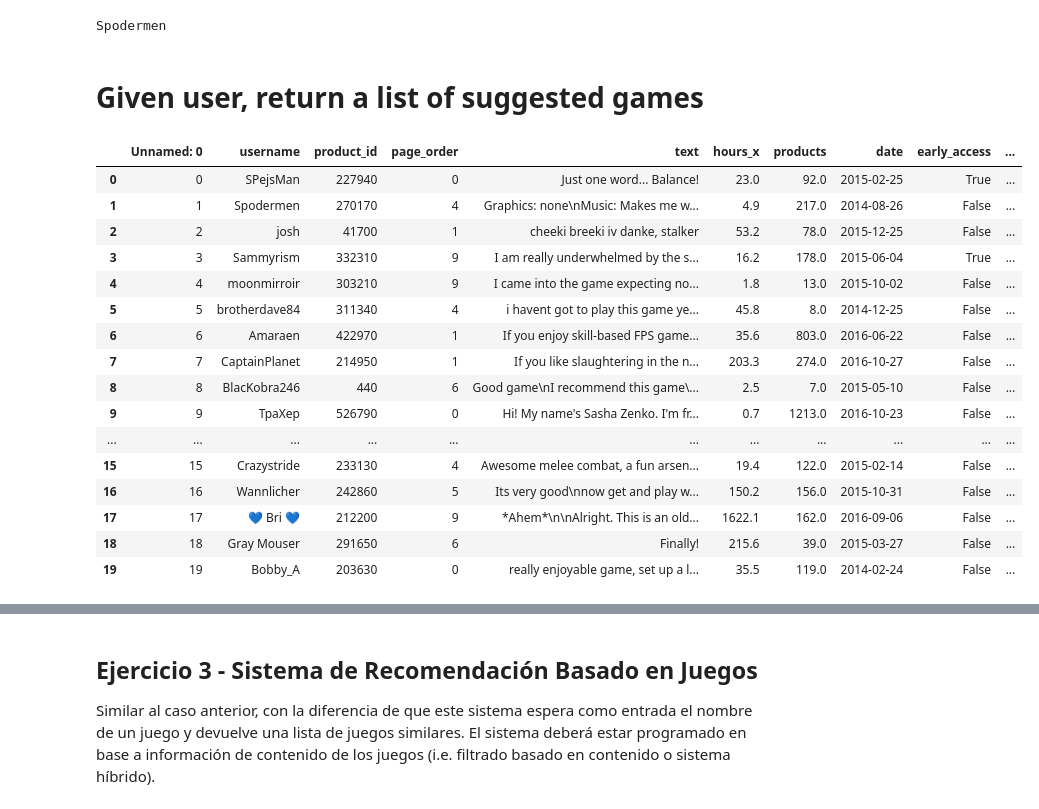
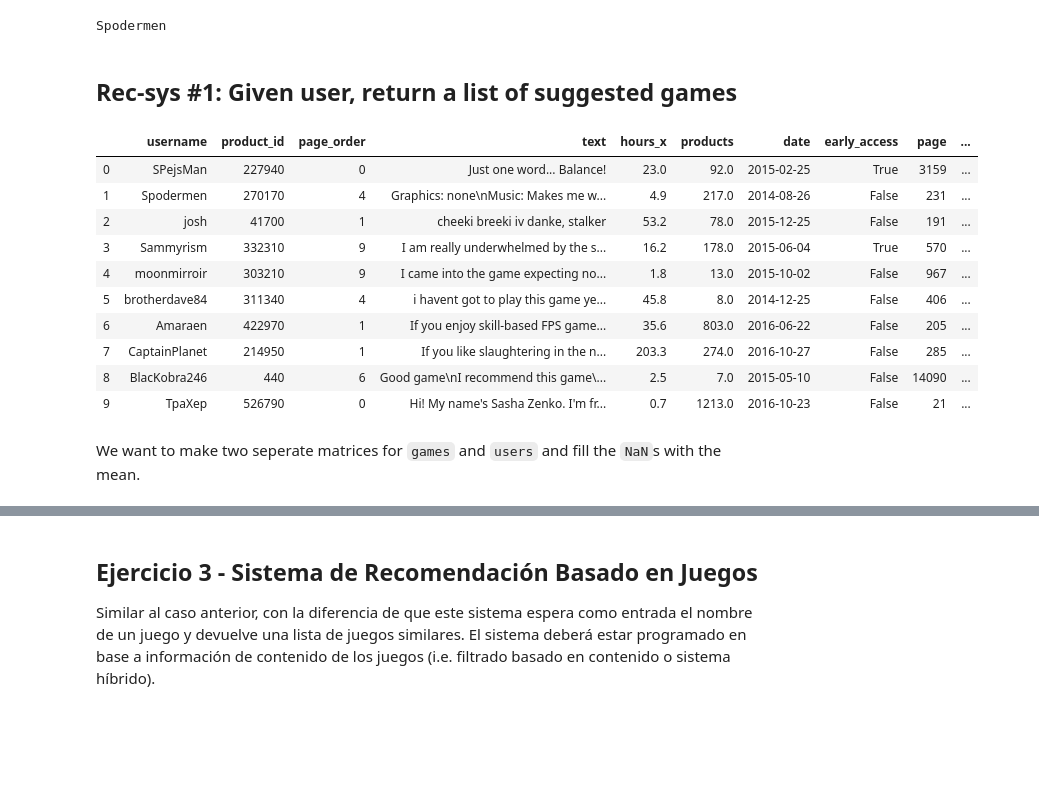
Before and after one commit to leoeugelaura/SistemasDeRecomendacion, a Jupyter notebook: Resuelto_Practico_2.ipynb, the cells around one changed output, grey strips where cells are left out. Cells and saved outputs as stored; diff of their text form; code cells hidden in the pictures; blank space fills up the shorter version.

````diff
--- a/Resuelto_Practico_2.ipynb
+++ b/Resuelto_Practico_2.ipynb
@@ -159,0 +181,7 @@ Kurtosis: 209.051640
+# %%
+username_id_column = []
+for i in reviews['username'][:1000]:
+    if i in username_id_dict:
+        username_new = username_id_dict[i]
+        username_id_column.append(username_new)
+print(len(username_id_column))
@@ -178,7 +212,0 @@ games.head(2)
-# %%
-username_id_column = []
-for i in reviews['username'][:200]:
-    if i in username_ids:
-        username_new = username_ids[i]
-        username_id_column.append(username_new)
-print(len(username_id_column))
@@ -198,9 +213,9 @@ print(len(gamename_dict))
 # %%
-# small_df = reviews[:200].fillna(0)
-# small_df['user_id'] = username_id_column
-# small_df.to_csv("small_reviews.csv")
+small_df = reviews[:1000].fillna(0)
+small_df['user_id'] = username_id_column
+small_df.to_csv("small_reviews.csv")
 # %%
-small_df = pd.read_csv("small_reviews.csv")
+#small_df = pd.read_csv("small_reviews.csv")
 # %% [markdown]
 # Added a new column with ```user_id```
 # %%
@@ -413,4 +378,4 @@ print(decode_user(1))
 # %% [output]
 Spodermen
 # %% [markdown]
-# Given user, return a list of suggested games
+## Rec-sys #1: Given user, return a list of suggested games
@@ -420,26 +382,22 @@ from sklearn.metrics import pairwise_distances
 # %%
 Mean = small_df.groupby(by="user_id",as_index=False)['hours'].mean()
 rating_avg = pd.merge(small_df,Mean,on='user_id')
 #Rating_avg['adg_rating']=Rating_avg['rating_x']-Rating_avg['rating_y']
-rating_avg.head(20)
+rating_avg.head(10)
 # %% [output]
-|  | Unnamed: 0 | username | product_id | page_order | text | hours_x | products | date | early_access | ... |
-| 0 | 0 | SPejsMan | 227940 | 0 | Just one word... Balance! | 23.0 | 92.0 | 2015-02-25 | True | ... |
-| 1 | 1 | Spodermen | 270170 | 4 | Graphics: none\nMusic: Makes me w... | 4.9 | 217.0 | 2014-08-26 | False | ... |
-| 2 | 2 | josh | 41700 | 1 | cheeki breeki iv danke, stalker | 53.2 | 78.0 | 2015-12-25 | False | ... |
-| 3 | 3 | Sammyrism | 332310 | 9 | I am really underwhelmed by the s... | 16.2 | 178.0 | 2015-06-04 | True | ... |
-| 4 | 4 | moonmirroir | 303210 | 9 | I came into the game expecting no... | 1.8 | 13.0 | 2015-10-02 | False | ... |
-| 5 | 5 | brotherdave84 | 311340 | 4 | i havent got to play this game ye... | 45.8 | 8.0 | 2014-12-25 | False | ... |
-| 6 | 6 | Amaraen | 422970 | 1 | If you enjoy skill-based FPS game... | 35.6 | 803.0 | 2016-06-22 | False | ... |
-| 7 | 7 | CaptainPlanet | 214950 | 1 | If you like slaughtering in the n... | 203.3 | 274.0 | 2016-10-27 | False | ... |
-| 8 | 8 | BlacKobra246 | 440 | 6 | Good game\nI recommend this game\... | 2.5 | 7.0 | 2015-05-10 | False | ... |
-| 9 | 9 | TpaXep | 526790 | 0 | Hi! My name's Sasha Zenko. I'm fr... | 0.7 | 1213.0 | 2016-10-23 | False | ... |
-| ... | ... | ... | ... | ... | ... | ... | ... | ... | ... | ... |
-| 15 | 15 | Crazystride | 233130 | 4 | Awesome melee combat, a fun arsen... | 19.4 | 122.0 | 2015-02-14 | False | ... |
-| 16 | 16 | Wannlicher | 242860 | 5 | Its very good\nnow get and play w... | 150.2 | 156.0 | 2015-10-31 | False | ... |
-| 17 | 17 | 💙 Bri 💙 | 212200 | 9 | *Ahem*\n\nAlright. This is an old... | 1622.1 | 162.0 | 2016-09-06 | False | ... |
-| 18 | 18 | Gray Mouser | 291650 | 6 | Finally! | 215.6 | 39.0 | 2015-03-27 | False | ... |
-| 19 | 19 | Bobby_A | 203630 | 0 | really enjoyable game, set up a l... | 35.5 | 119.0 | 2014-02-24 | False | ... |
+|  | username | product_id | page_order | text | hours_x | products | date | early_access | page | ... |
+| 0 | SPejsMan | 227940 | 0 | Just one word... Balance! | 23.0 | 92.0 | 2015-02-25 | True | 3159 | ... |
+| 1 | Spodermen | 270170 | 4 | Graphics: none\nMusic: Makes me w... | 4.9 | 217.0 | 2014-08-26 | False | 231 | ... |
+| 2 | josh | 41700 | 1 | cheeki breeki iv danke, stalker | 53.2 | 78.0 | 2015-12-25 | False | 191 | ... |
+| 3 | Sammyrism | 332310 | 9 | I am really underwhelmed by the s... | 16.2 | 178.0 | 2015-06-04 | True | 570 | ... |
+| 4 | moonmirroir | 303210 | 9 | I came into the game expecting no... | 1.8 | 13.0 | 2015-10-02 | False | 967 | ... |
+| 5 | brotherdave84 | 311340 | 4 | i havent got to play this game ye... | 45.8 | 8.0 | 2014-12-25 | False | 406 | ... |
+| 6 | Amaraen | 422970 | 1 | If you enjoy skill-based FPS game... | 35.6 | 803.0 | 2016-06-22 | False | 205 | ... |
+| 7 | CaptainPlanet | 214950 | 1 | If you like slaughtering in the n... | 203.3 | 274.0 | 2016-10-27 | False | 285 | ... |
+| 8 | BlacKobra246 | 440 | 6 | Good game\nI recommend this game\... | 2.5 | 7.0 | 2015-05-10 | False | 14090 | ... |
+| 9 | TpaXep | 526790 | 0 | Hi! My name's Sasha Zenko. I'm fr... | 0.7 | 1213.0 | 2016-10-23 | False | 21 | ... |
+# %% [markdown]
+We want to make two seperate matrices for ```games``` and ```users``` and fill the ```NaN```s with the mean.
 # %%
 check = pd.pivot_table(small_df,values='hours',index='user_id',columns='product_id')
 check.head()
````
Also changed, not shown: parts of 56 cells of this notebook.
